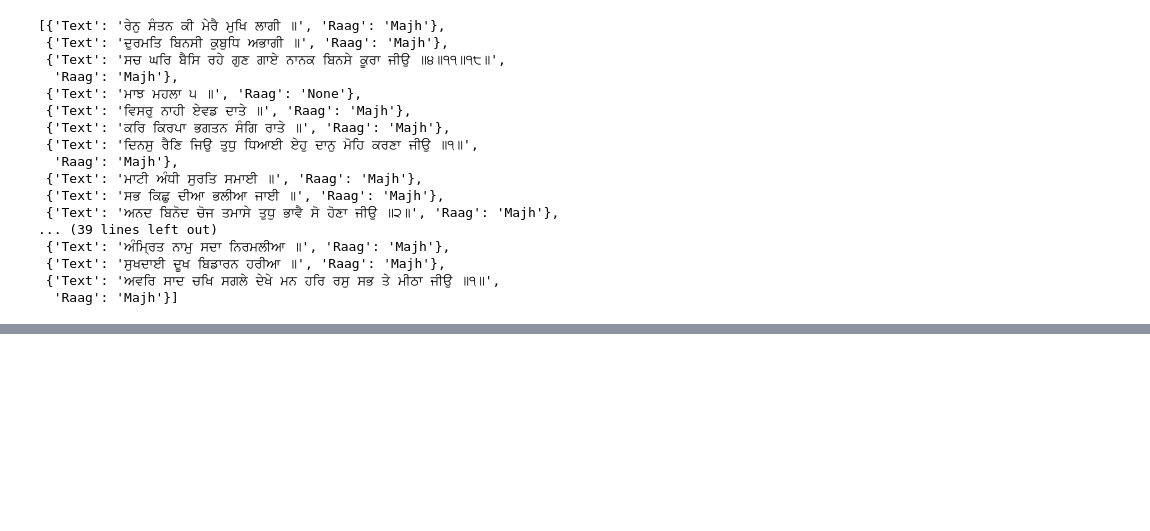
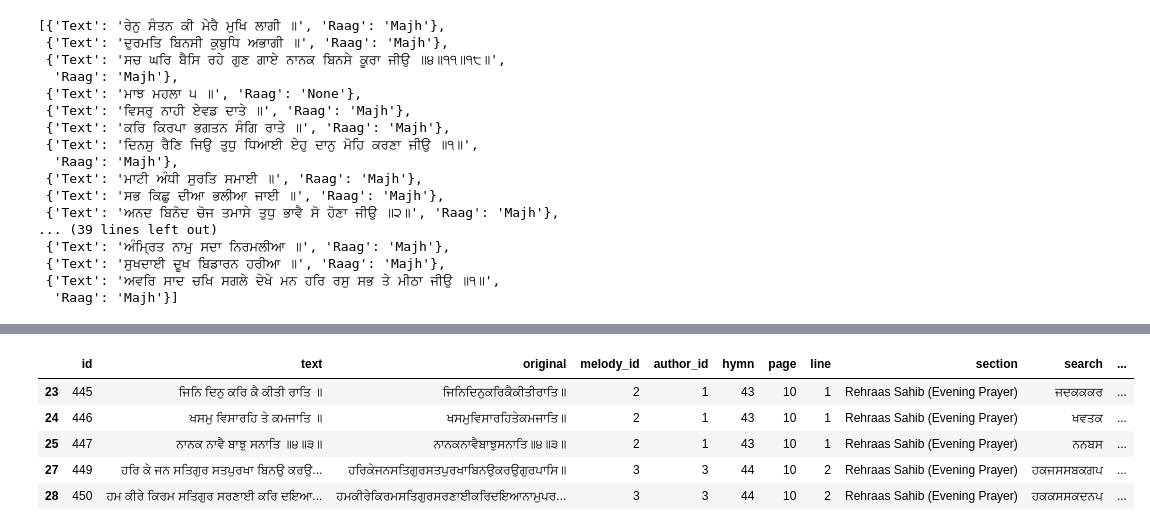
Before and after one commit to Jsingh91/Raag_Classification_Project, a Jupyter notebook: 01_Data_Ingestion.ipynb, the cells around one changed output, grey strips where cells are left out. Drawn from its saved outputs; the diff is of its cells as text; code cells hidden in the pictures; blank space fills up the shorter version.

```diff
--- a/01_Data_Ingestion.ipynb
+++ b/01_Data_Ingestion.ipynb
@@ -90,0 +261,11 @@ clean_page
+# %%
+filtered_gurbani_data_frame = gurbani_data_frame[gurbani_data_frame['melody']!= 'None']
+# %%
+filtered_gurbani_data_frame.head()
+# %% [output]
+|  | id | text | original | melody_id | author_id | hymn | page | line | section | search | ... |
+| 23 | 445 | ਜਿਨਿ ਦਿਨੁ ਕਰਿ ਕੈ ਕੀਤੀ ਰਾਤਿ ॥ | ਜਿਨਿਦਿਨੁਕਰਿਕੈਕੀਤੀਰਾਤਿ॥ | 2 | 1 | 43 | 10 | 1 | Rehraas Sahib (Evening Prayer) | ਜਦਕਕਕਰ | ... |
+| 24 | 446 | ਖਸਮੁ ਵਿਸਾਰਹਿ ਤੇ ਕਮਜਾਤਿ ॥ | ਖਸਮੁਵਿਸਾਰਹਿਤੇਕਮਜਾਤਿ॥ | 2 | 1 | 43 | 10 | 1 | Rehraas Sahib (Evening Prayer) | ਖਵਤਕ | ... |
+| 25 | 447 | ਨਾਨਕ ਨਾਵੈ ਬਾਝੁ ਸਨਾਤਿ ॥੪॥੩॥ | ਨਾਨਕਨਾਵੈਬਾਝੁਸਨਾਤਿ॥੪॥੩॥ | 2 | 1 | 43 | 10 | 1 | Rehraas Sahib (Evening Prayer) | ਨਨਬਸ | ... |
+| 27 | 449 | ਹਰਿ ਕੇ ਜਨ ਸਤਿਗੁਰ ਸਤਪੁਰਖਾ ਬਿਨਉ ਕਰਉ... | ਹਰਿਕੇਜਨਸਤਿਗੁਰਸਤਪੁਰਖਾਬਿਨਉਕਰਉਗੁਰਪਾਸਿ॥ | 3 | 3 | 44 | 10 | 2 | Rehraas Sahib (Evening Prayer) | ਹਕਜਸਸਬਕਗਪ | ... |
+| 28 | 450 | ਹਮ ਕੀਰੇ ਕਿਰਮ ਸਤਿਗੁਰ ਸਰਣਾਈ ਕਰਿ ਦਇਆ... | ਹਮਕੀਰੇਕਿਰਮਸਤਿਗੁਰਸਰਣਾਈਕਰਿਦਇਆਨਾਮੁਪਰ... | 3 | 3 | 44 | 10 | 2 | Rehraas Sahib (Evening Prayer) | ਹਕਕਸਸਕਦਨਪ | ... |
```
Also changed, not shown: parts of 27 cells of this notebook.
